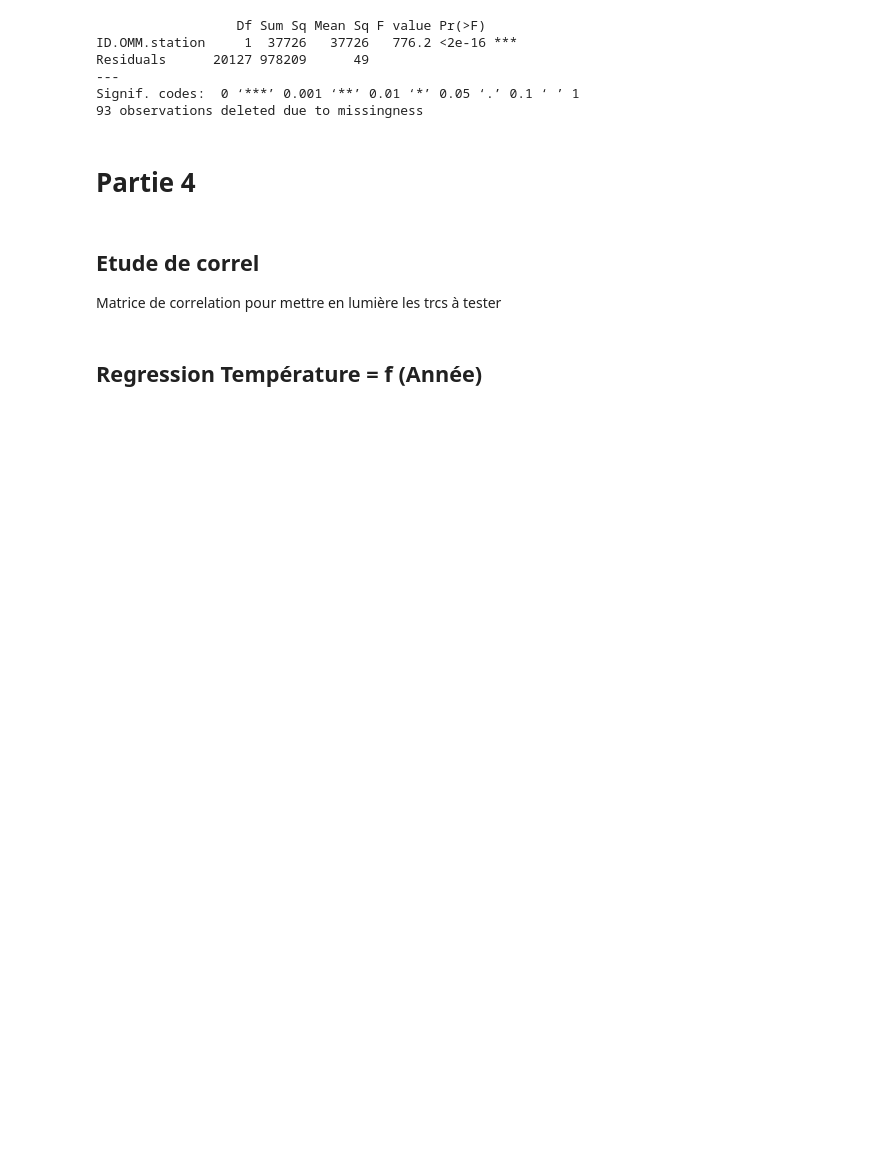
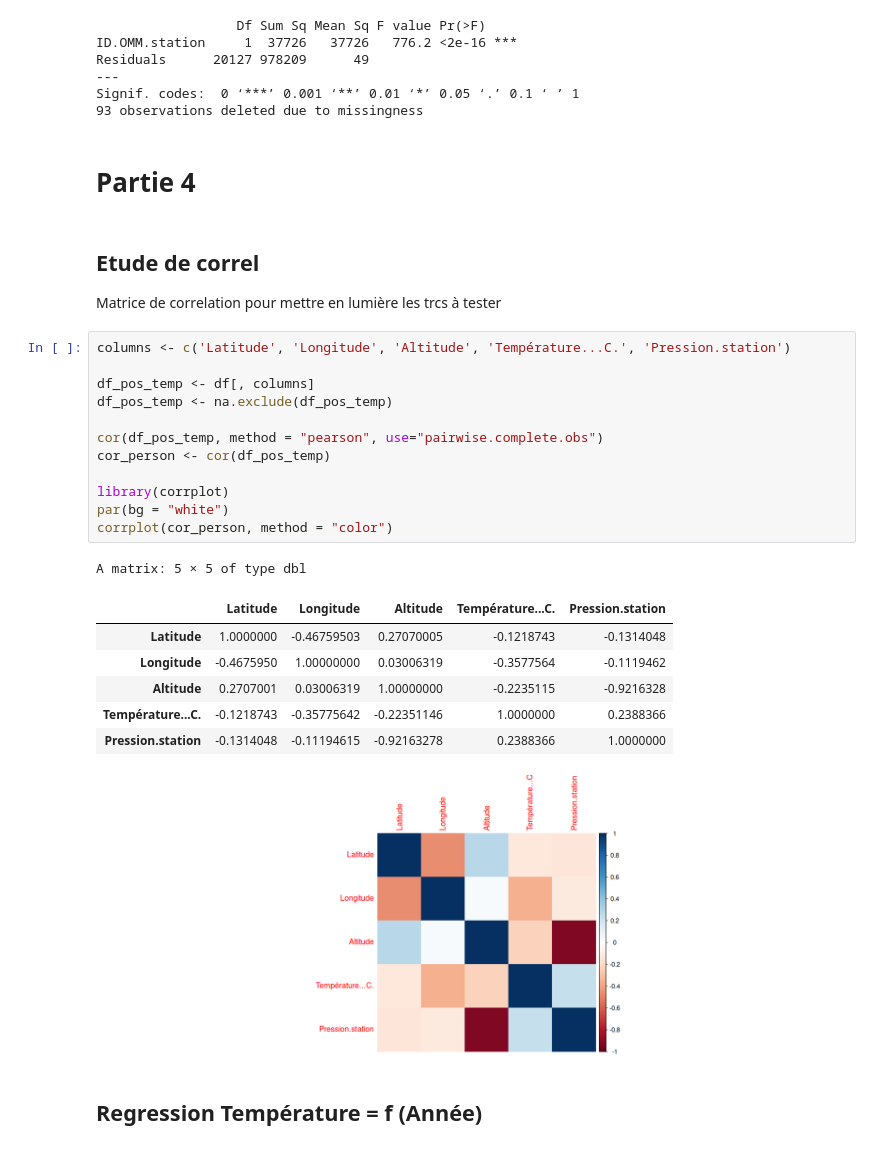
Before and after one commit to alextonon/BE_R, a Jupyter notebook: BE_final.ipynb, the cells around one changed output. Drawn from its saved outputs; the diff is of its cells as text; blank space fills up the shorter version.

```diff
--- a/BE_final.ipynb
+++ b/BE_final.ipynb
@@ -658,5 +658,26 @@ Signif. codes:  0 ‘***’ 0.001 ‘**’ 0.01 ‘*’ 0.05 ‘.’ 0.1 ‘ ’
 # %% [markdown]
 ## Etude de correl
 Matrice de correlation pour mettre en lumière les trcs à tester
+# %%
+columns <- c('Latitude', 'Longitude', 'Altitude', 'Température...C.', 'Pression.station')
+
+df_pos_temp <- df[, columns]
+df_pos_temp <- na.exclude(df_pos_temp)
+
+cor(df_pos_temp, method = "pearson", use="pairwise.complete.obs")
+cor_person <- cor(df_pos_temp)
+
+library(corrplot)
+par(bg = "white")
+corrplot(cor_person, method = "color")
+# %% [output]
+A matrix: 5 × 5 of type dbl
+|  | Latitude | Longitude | Altitude | Température...C. | Pression.station |
+| Latitude | 1.0000000 | -0.46759503 | 0.27070005 | -0.1218743 | -0.1314048 |
+| Longitude | -0.4675950 | 1.00000000 | 0.03006319 | -0.3577564 | -0.1119462 |
+| Altitude | 0.2707001 | 0.03006319 | 1.00000000 | -0.2235115 | -0.9216328 |
+| Température...C. | -0.1218743 | -0.35775642 | -0.22351146 | 1.0000000 | 0.2388366 |
+| Pression.station | -0.1314048 | -0.11194615 | -0.92163278 | 0.2388366 | 1.0000000 |
+[figure, added]
 # %% [markdown]
 ## Regression Température = f (Année)
```
Also changed, not shown: parts of 28 cells of this notebook.
